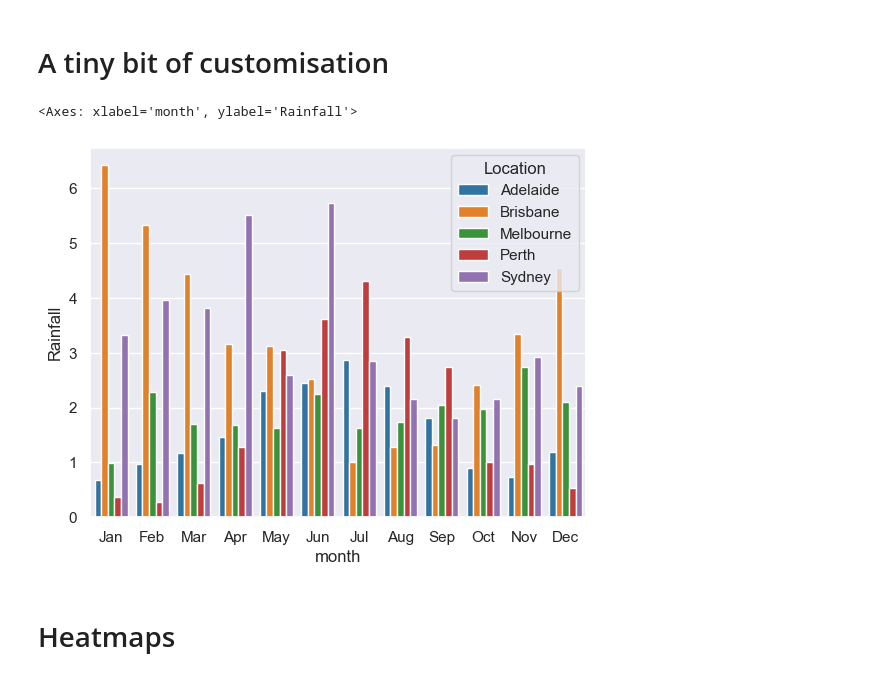
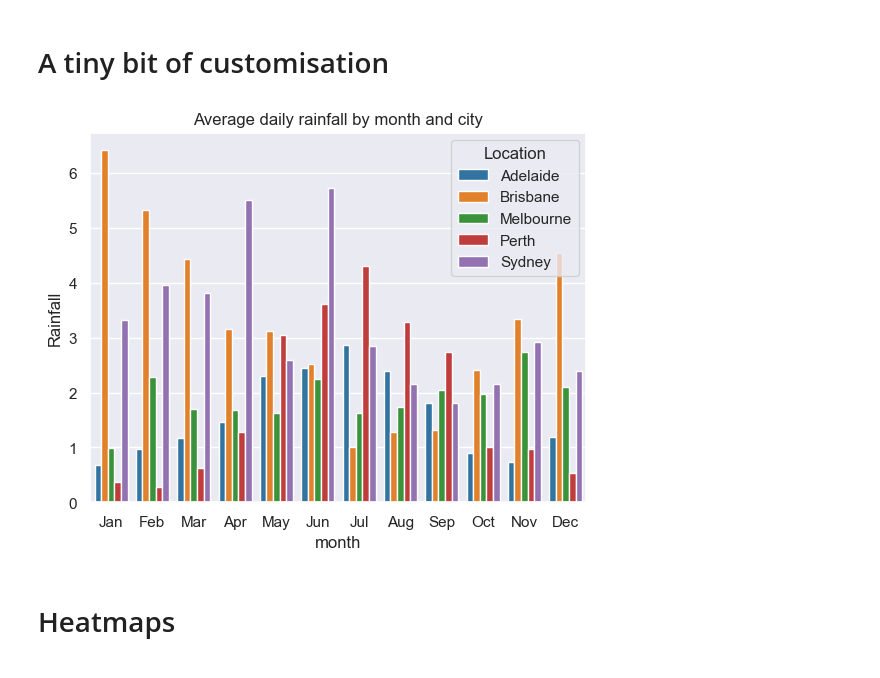
Before and after one commit to NHS-South-Central-and-West/learning-python, a Jupyter notebook: visualising-with-seaborn/surgery-visualising-data-with-seaborn.ipynb, the cells around one changed output. Cells and saved outputs as stored; diff of their text form; code cells hidden in the pictures.

```diff
--- a/visualising-with-seaborn/surgery-visualising-data-with-seaborn.ipynb
+++ b/visualising-with-seaborn/surgery-visualising-data-with-seaborn.ipynb
@@ -55,8 +55,11 @@ df_top5Cities = df[df['Location'].isin(['Perth','Adelaide','Sydney','Melbourne',
 df_top5Cities_rainyDays = df_top5Cities.groupby(['Location','year', 'month'])['RainToday'].sum().reset_index()
 
 # a couple of fully-pivoted dataframes
-df_top5Cities_Rainfall_pivoted = df_top5Cities.groupby(['Location', 'month'])['Rainfall'].mean().reset_index().pivot(index="Location",columns="month", values="Rainfall")
+df_top5Cities_Rainfall_grouped = df_top5Cities.groupby(['Location', 'month'])['Rainfall'].mean().reset_index()
+df_top5Cities_Rainfall_pivoted = df_top5Cities_Rainfall_grouped.pivot(index="Location",columns="month", values="Rainfall")
 df_top5Cities_rainyDays_pivoted = df_top5Cities.groupby(['Location', 'month'])['RainToday'].sum().reset_index().pivot(index="Location",columns="month", values="RainToday")
+df_top5Cities_monthly_rainyDays_pivoted = df_top5Cities.groupby(['Location', 'month','year'])['RainToday'].sum().reset_index().groupby(['Location','month'])['RainToday'].mean().reset_index().pivot(index="Location",columns="month", values="RainToday")
+
 
 # we need a sort order for our city names. This just returns an array with our city names in alphabetical order.
 colOrder_top5Cities=sorted(df_top5Cities['Location'].unique())
@@ -79,15 +82,14 @@ sns.lineplot(data=df_top5Cities_Rainfall_pivoted.T) #.T gives the transpose
 # %% [markdown]
 # A tiny bit of customisation
 # %%
-sns.barplot(data=df_top5Cities.groupby(['month', 'Location'], as_index=False)['Rainfall'].mean() # create an aggregated dataframe in-line
+sns.barplot(data=df_top5Cities_Rainfall_grouped
             ,x="month"
             ,y="Rainfall"
             ,hue="Location" # read "hue" as "series"
             ,palette="tab10" # https://matplotlib.org/stable/users/explain/colors/colormaps.html
-           )
+           ).set(title='Average daily rainfall by month and city');
 # %% [output]
-<Axes: xlabel='month', ylabel='Rainfall'>
-[figure, old version]
+[figure, new version]
 # %% [markdown]
 # Heatmaps
 # %%
```
Also changed, not shown: parts of 1 cell of this notebook.
